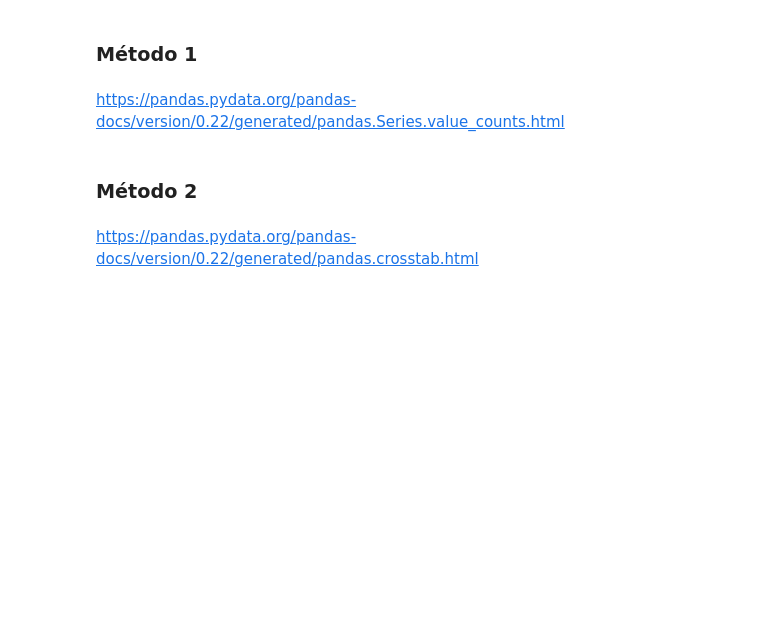
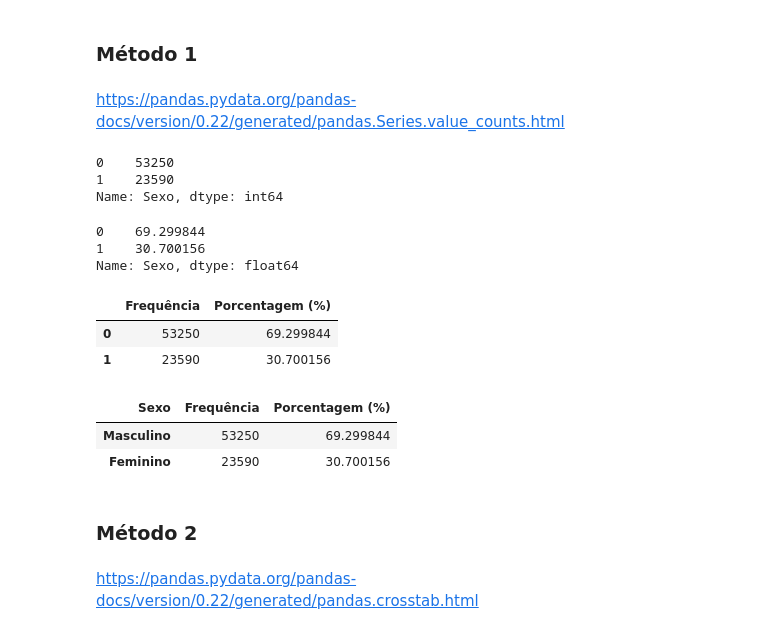
Before and after one commit to brunon-dev/intro-data-science, a Jupyter notebook: Curso_de_Estatística_Parte_1.ipynb, the cells around one changed output. Drawn from its saved outputs; the diff is of its cells as text; code cells hidden in the pictures; blank space fills up the shorter version.

Commit message:
Implementa um primeiro método para identificar distribuição de frequências qualitativas

```diff
--- a/Curso_de_Estatística_Parte_1.ipynb
+++ b/Curso_de_Estatística_Parte_1.ipynb
@@ -202,3 +202,29 @@ O primeiro passo em um trabalho de análise é o conhecimento do comportamento d
 ### Método 1
 # %% [markdown]
 https://pandas.pydata.org/pandas-docs/version/0.22/generated/pandas.Series.value_counts.html
+# %%
+dados['Sexo'].value_counts()
+# %% [output]
+0    53250
+1    23590
+Name: Sexo, dtype: int64
+# %%
+#exibindo a frequência, mas representado de forma percentual
+dados['Sexo'].value_counts(normalize = True) * 100
+# %% [output]
+0    69.299844
+1    30.700156
+Name: Sexo, dtype: float64
+# %%
+frequencia = dados['Sexo'].value_counts()
+# %%
+percentual = dados['Sexo'].value_counts(normalize = True) * 100
+# %%
+#cria um DataFrame para as frequências de variáveis qualitativas
+dist_freq_qualitativas = pd.DataFrame({'Frequência': frequencia, 'Porcentagem (%)': percentual})
+# %%
+dist_freq_qualitativas
+# %% [output]
+|  | Frequência | Porcentagem (%) |
+| 0 | 53250 | 69.299844 |
+| 1 | 23590 | 30.700156 |
@@ -205,3 +234,9 @@ https://pandas.pydata.org/pandas-docs/version/0.22/generated/pandas.Series.value
+# %%
+dist_freq_qualitativas
+# %% [output]
+| Sexo | Frequência | Porcentagem (%) |
+| Masculino | 53250 | 69.299844 |
+| Feminino | 23590 | 30.700156 |
 # %% [markdown]
 ### Método 2
 # %% [markdown]
```
Also changed, not shown: parts of 1 cell of this notebook.
